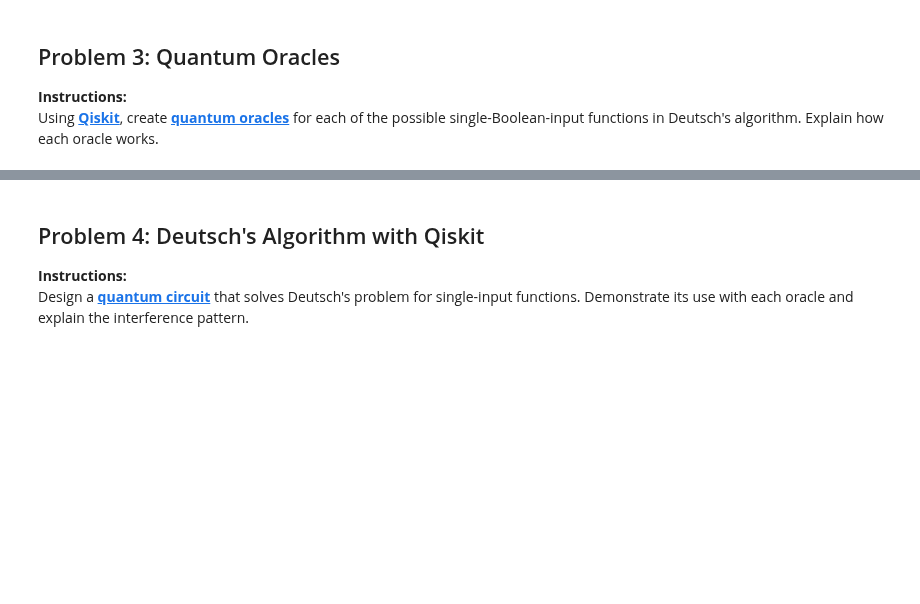
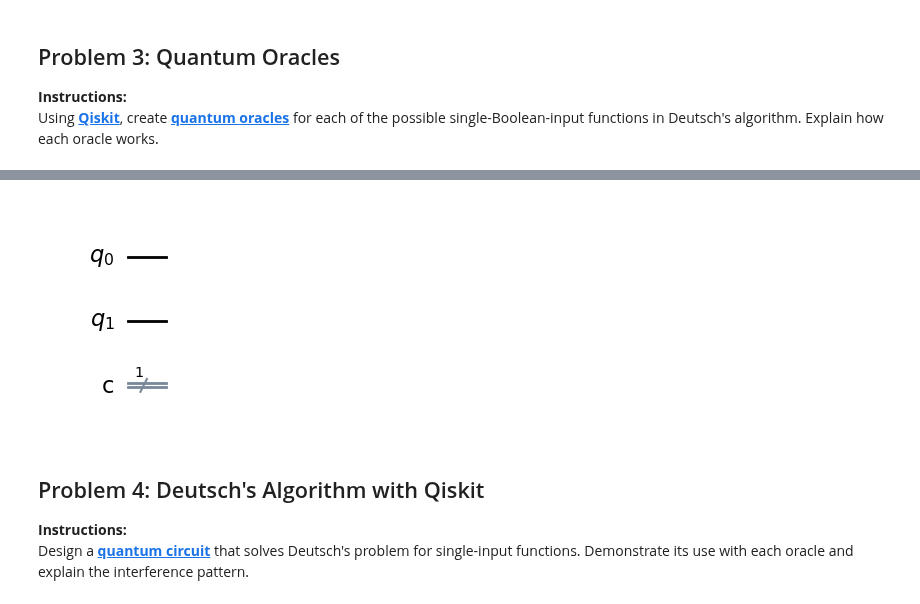
Before and after one commit to TiffanyYongNgikChee/emerging-technologies, a Jupyter notebook: problems.ipynb, the cells around one changed output, grey strips where cells are left out. Saved outputs shown, nothing was run; the diff lists cells and outputs as text; code cells hidden in the pictures; blank space fills up the shorter version.

Commit message:
add Qiskit intro to problem3

```diff
--- a/problems.ipynb
+++ b/problems.ipynb
@@ -1858,3 +1912,16 @@ Using **[Qiskit](https://qiskit.org/)**, create **[quantum oracles](https://en.w
+# %%
+# Import Qiskit.
+from qiskit import QuantumCircuit
+from qiskit_aer import AerSimulator
+
+# Create a simple quantum circuit: 2 qubits, 1 classical bit.
+qc = QuantumCircuit(2, 1)
+
+# Draw the empty circuit to see the structure.
+# q_0, q_1 are the qubit wires; c is the classical bit wire.
+qc.draw('mpl')
+# %% [output]
+[figure, added]
 # %%
 # Problem 3 solution goes here
 # %% [markdown]
```
Also changed, not shown: parts of 1 cell of this notebook.
